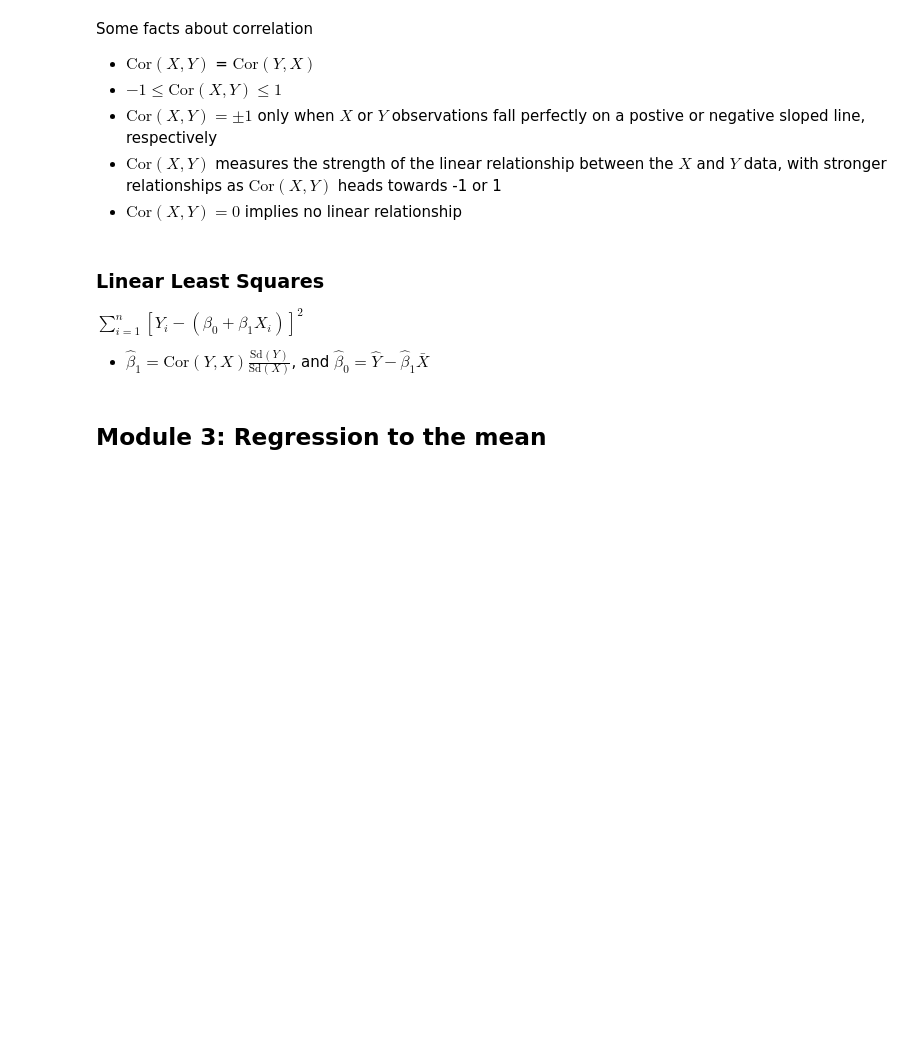
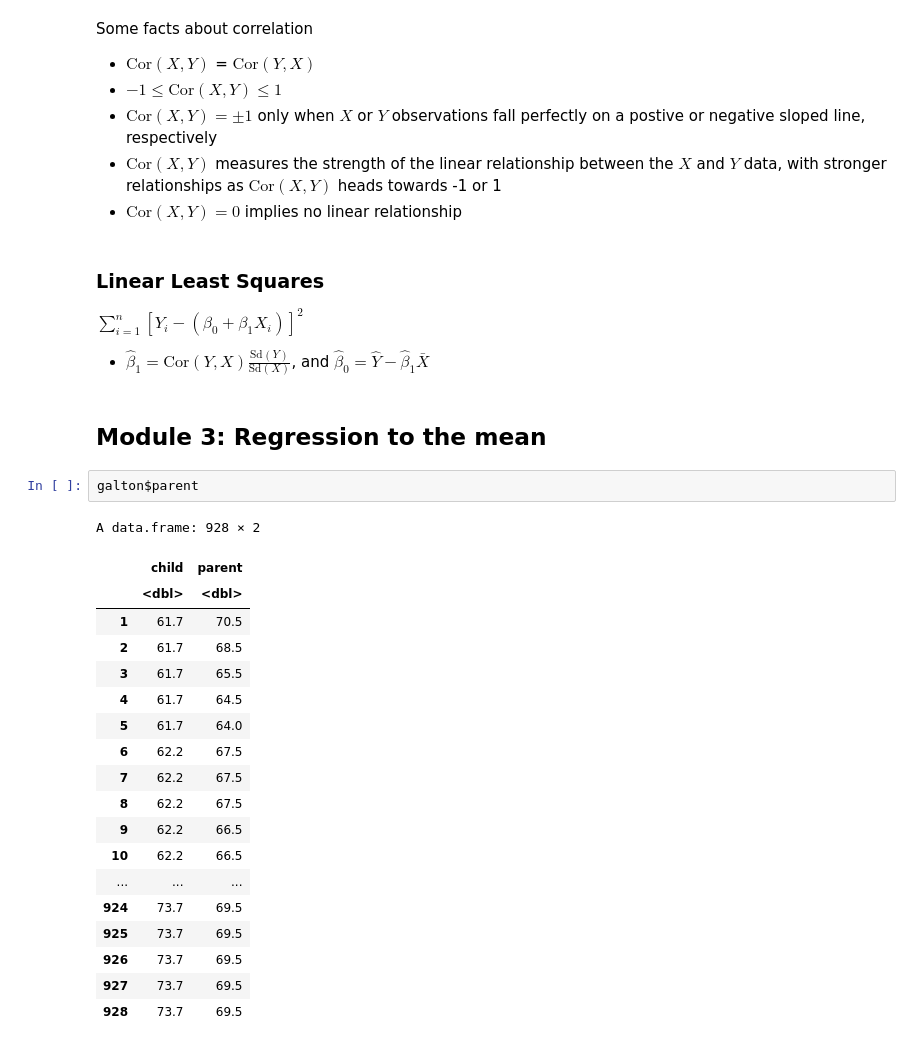
Before and after one commit to caoanroad4800/datasciencecoursera, a Jupyter notebook: 07_Regression_Models/Wk_01_Introduction.ipynb, the cells around one changed output. Cells and saved outputs as stored; diff of their text form; blank space fills up the shorter version.

```diff
--- a/07_Regression_Models/Wk_01_Introduction.ipynb
+++ b/07_Regression_Models/Wk_01_Introduction.ipynb
@@ -77,3 +77,25 @@ $\sum_{i=1}^{n}\left[ Y_{i} - \left( \beta_{0} + \beta_{1} X_{i} \right) \right]
 - $\hat{\beta}_{1} = \text{Cor}(Y,X) \frac{\text{Sd}(Y)}{\text{Sd}(X)}$, and $\hat{\beta}_{0} = \hat{Y} - \hat{\beta}_{1} \bar{X}$
 # %% [markdown]
 ## Module 3: Regression to the mean
+# %%
+galton$parent
+# %% [output]
+A data.frame: 928 × 2
+|  | child | parent |
+|  | <dbl> | <dbl> |
+| 1 | 61.7 | 70.5 |
+| 2 | 61.7 | 68.5 |
+| 3 | 61.7 | 65.5 |
+| 4 | 61.7 | 64.5 |
+| 5 | 61.7 | 64.0 |
+| 6 | 62.2 | 67.5 |
+| 7 | 62.2 | 67.5 |
+| 8 | 62.2 | 67.5 |
+| 9 | 62.2 | 66.5 |
+| 10 | 62.2 | 66.5 |
+| ... | ... | ... |
+| 924 | 73.7 | 69.5 |
+| 925 | 73.7 | 69.5 |
+| 926 | 73.7 | 69.5 |
+| 927 | 73.7 | 69.5 |
+| 928 | 73.7 | 69.5 |
```
Also changed, not shown: parts of 6 cells of this notebook, 2 other files.
